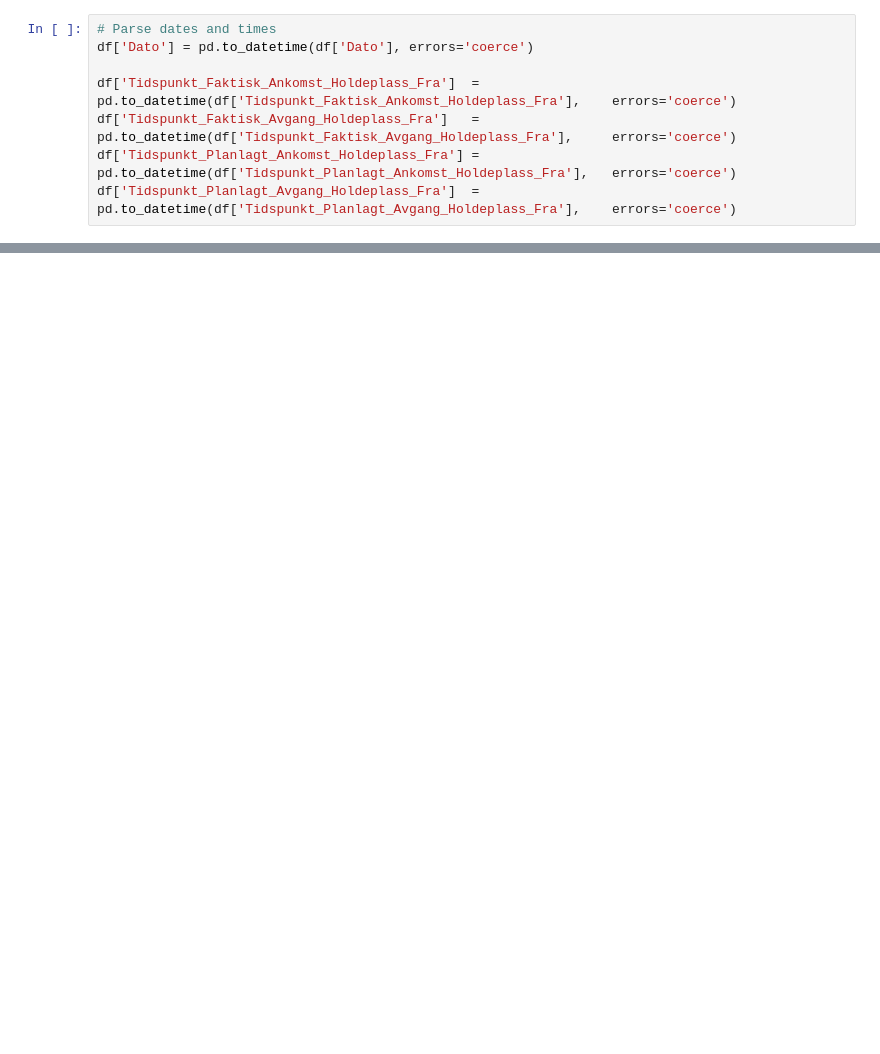
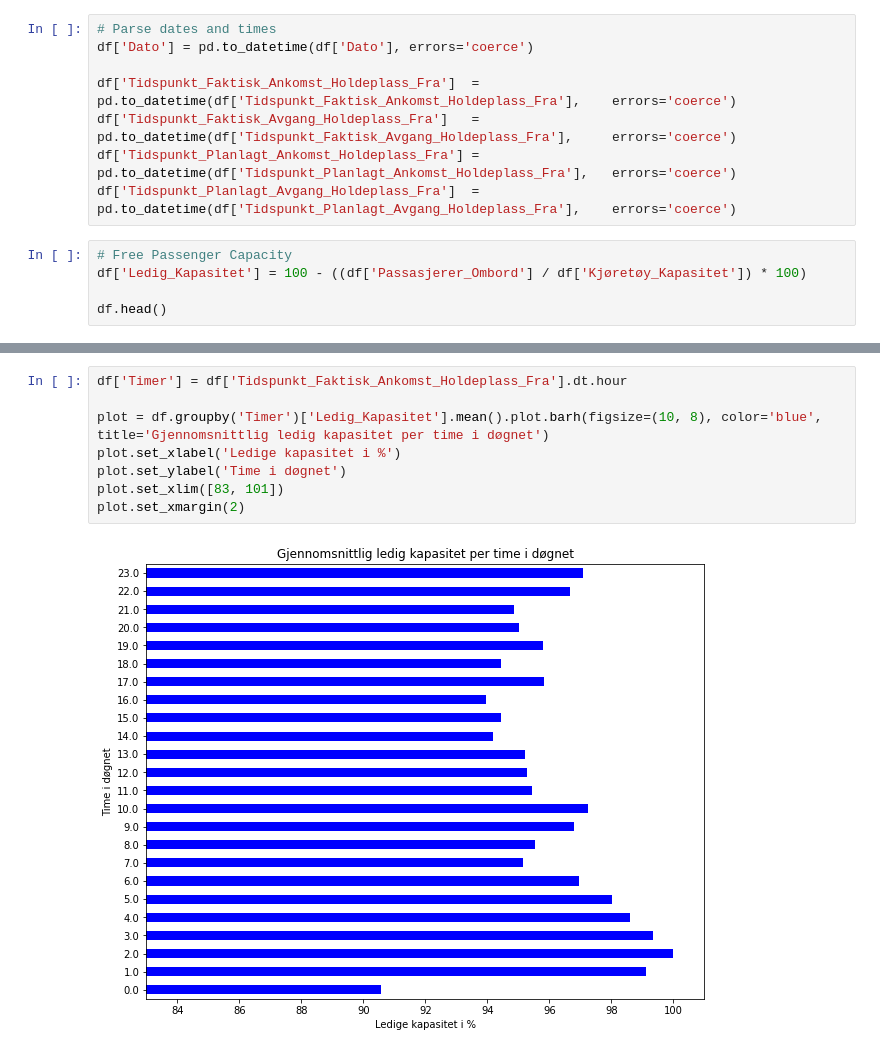
Before and after one commit to AliAnsar123/Assignment-1-DAVE3625, a Jupyter notebook: Assignment 1.ipynb, the cells around one changed output, grey strips where cells are left out. Cells and saved outputs as stored; diff of their text form; blank space fills up the shorter version.

```diff
--- a/Assignment 1.ipynb
+++ b/Assignment 1.ipynb
@@ -37,3 +26,8 @@ df['Tidspunkt_Faktisk_Ankomst_Holdeplass_Fra']  = pd.to_datetime(df['Tidspunkt_F
 df['Tidspunkt_Faktisk_Avgang_Holdeplass_Fra']   = pd.to_datetime(df['Tidspunkt_Faktisk_Avgang_Holdeplass_Fra'],     errors='coerce')
 df['Tidspunkt_Planlagt_Ankomst_Holdeplass_Fra'] = pd.to_datetime(df['Tidspunkt_Planlagt_Ankomst_Holdeplass_Fra'],   errors='coerce')
 df['Tidspunkt_Planlagt_Avgang_Holdeplass_Fra']  = pd.to_datetime(df['Tidspunkt_Planlagt_Avgang_Holdeplass_Fra'],    errors='coerce')
+# %%
+# Free Passenger Capacity
+df['Ledig_Kapasitet'] = 100 - ((df['Passasjerer_Ombord'] / df['Kjøretøy_Kapasitet']) * 100)
+
+df.head()
@@ -40,2 +41,12 @@ df['Tidspunkt_Planlagt_Avgang_Holdeplass_Fra']  = pd.to_datetime(df['Tidspunkt_P
+# %%
+df['Timer'] = df['Tidspunkt_Faktisk_Ankomst_Holdeplass_Fra'].dt.hour
+
+plot = df.groupby('Timer')['Ledig_Kapasitet'].mean().plot.barh(figsize=(10, 8), color='blue', title='Gjennomsnittlig ledig kapasitet per time i døgnet')
+plot.set_xlabel('Ledige kapasitet i %')
+plot.set_ylabel('Time i døgnet')
+plot.set_xlim([83, 101])
+plot.set_xmargin(2)
+# %% [output]
+[figure, added]
 # %%
 # Calculate delay
```
Also changed, not shown: parts of 11 cells of this notebook.
